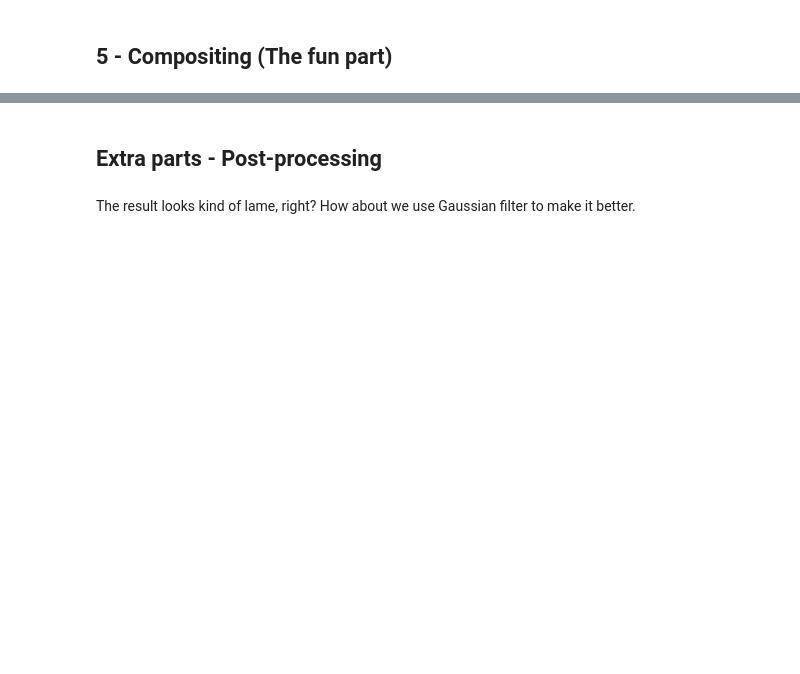
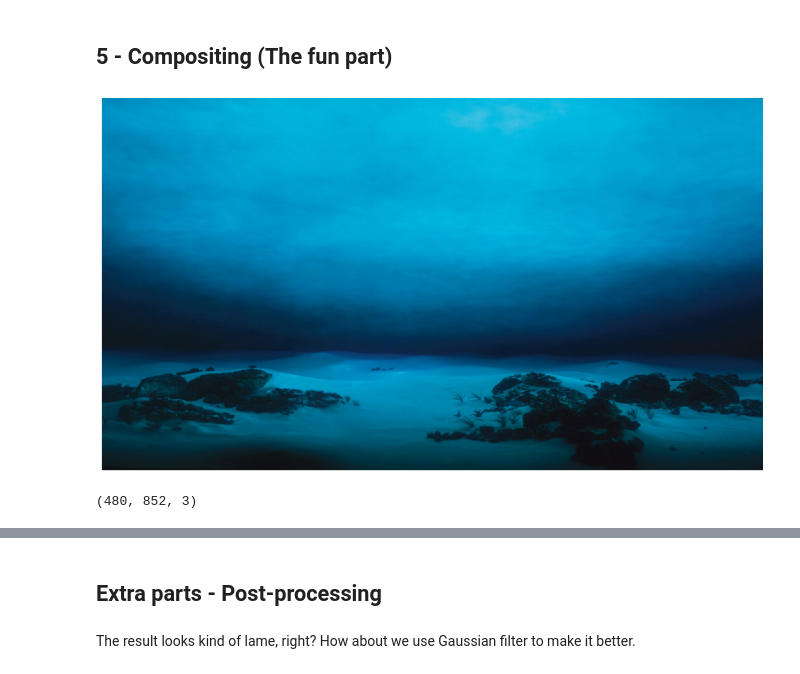
Before and after one commit to busatmd021/COMPUTER-VISION, a Jupyter notebook: Workshop_1_Walkthrough.ipynb, the cells around one changed output, grey strips where cells are left out. Cells and saved outputs as stored; diff of their text form; code cells hidden in the pictures; blank space fills up the shorter version.

```diff
--- a/Workshop_1_Walkthrough.ipynb
+++ b/Workshop_1_Walkthrough.ipynb
@@ -128,11 +163,14 @@ segmented_actor.shape
 # %% [markdown]
 ## 5 - Compositing (The fun part)
 # %%
-img_name = "UoA.jpeg"
+img_name = "underwater.png"
 background = cv2.imread(os.path.join(IMG_PATH, img_name))
 resized_background = cv2.resize(background, (852, 480))
 display_with_figsize(resized_background, figsize=(15, 15))
 resized_background.shape
+# %% [output]
+[figure, added]
+(480, 852, 3)
 # %%
 segmented_background = (1 - closing_mask) * resized_background
 display_with_figsize(segmented_background, figsize=(15, 15))
```
Also changed, not shown: parts of 21 cells of this notebook, 1 other file.
